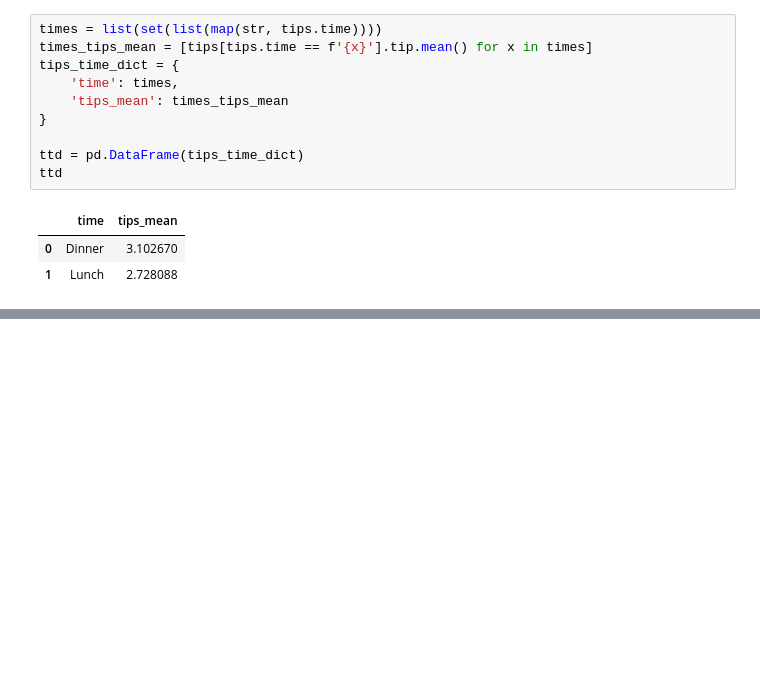
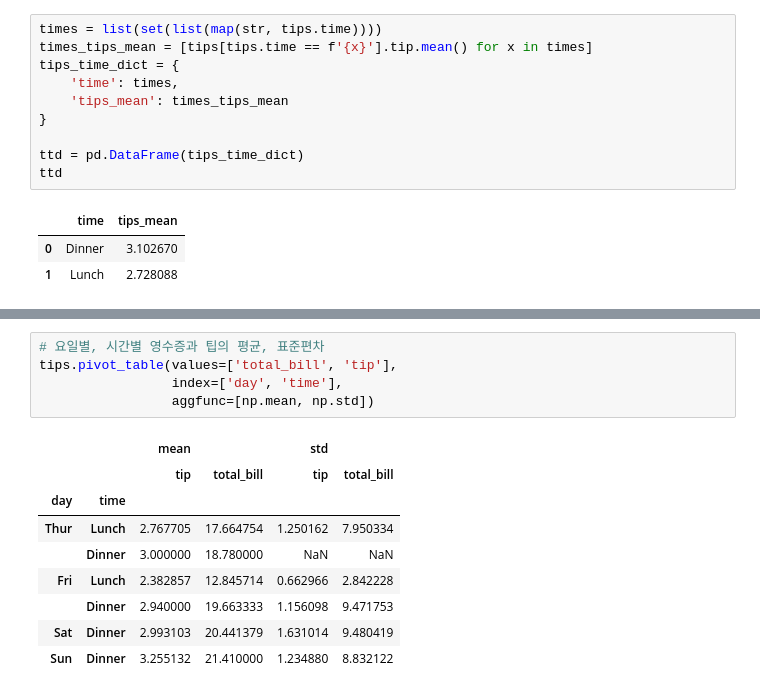
Before and after one commit to Le2Hee/python-itwill, a Jupyter notebook: py15_dataframe.ipynb, the cells around one changed output, grey strips where cells are left out. Drawn from its saved outputs; the diff is of its cells as text; blank space fills up the shorter version.

```diff
--- a/py15_dataframe.ipynb
+++ b/py15_dataframe.ipynb
@@ -186,0 +355,15 @@ ttd
+# %%
+# 요일별, 시간별 영수증과 팁의 평균, 표준편차
+tips.pivot_table(values=['total_bill', 'tip'],
+                 index=['day', 'time'],
+                 aggfunc=[np.mean, np.std])
+# %% [output]
+|  |  | mean |  | std |  |
+|  |  | tip | total_bill | tip | total_bill |
+| day | time |  |  |  |  |
+| Thur | Lunch | 2.767705 | 17.664754 | 1.250162 | 7.950334 |
+|  | Dinner | 3.000000 | 18.780000 | NaN | NaN |
+| Fri | Lunch | 2.382857 | 12.845714 | 0.662966 | 2.842228 |
+|  | Dinner | 2.940000 | 19.663333 | 1.156098 | 9.471753 |
+| Sat | Dinner | 2.993103 | 20.441379 | 1.631014 | 9.480419 |
+| Sun | Dinner | 3.255132 | 21.410000 | 1.234880 | 8.832122 |
```
Also changed, not shown: parts of 24 cells of this notebook.
